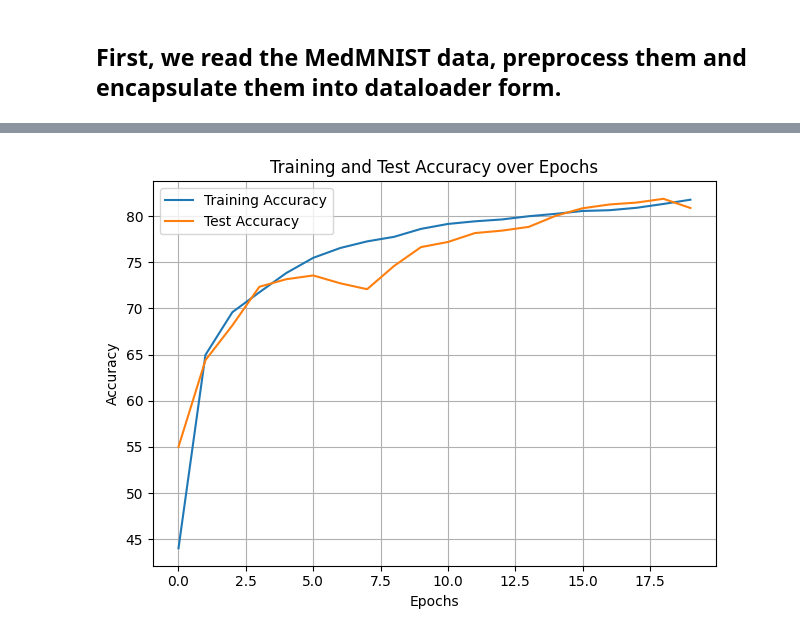
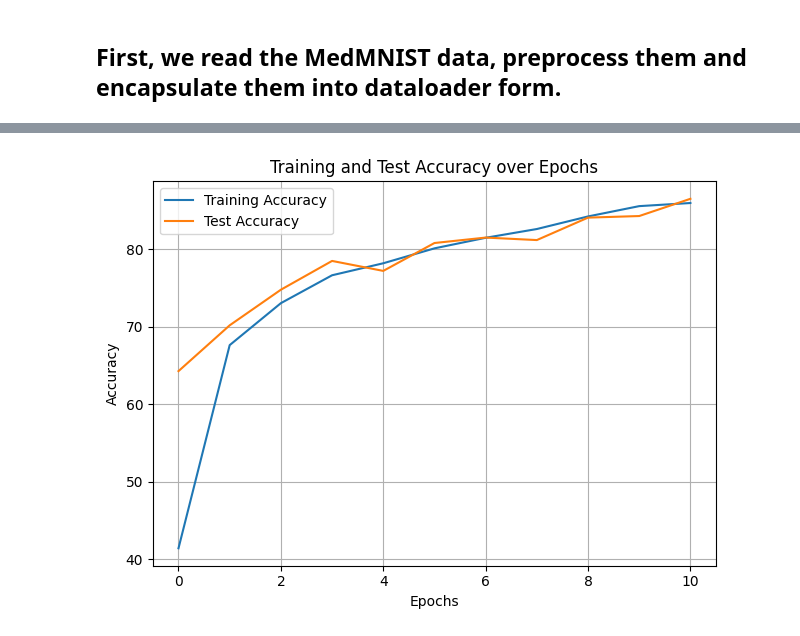
Before and after one commit to TiagoSilva35/Blood_discriminator, a Jupyter notebook: src/main.ipynb, the cells around one changed output, grey strips where cells are left out. Saved outputs shown, nothing was run; the diff lists cells and outputs as text; code cells hidden in the pictures.

```diff
--- a/src/main.ipynb
+++ b/src/main.ipynb
@@ -52,8 +52,8 @@ test_loader = data.DataLoader(dataset=test_dataset, batch_size=2*BATCH_SIZE, shu
 validation_loader = data.DataLoader(dataset=validation_dataset, batch_size=2*BATCH_SIZE, shuffle=False)
 # %%
 # variables declaration
-model_type = 'MLNN'
-n_epochs = 20
+model_type = 'CNN'
+n_epochs = 11
 n_layers = 1
 n_inputs = n_channels * 28 * 28
 size_hidden_layer = (n_inputs + n_classes) // 2 # n_classes = n_outputs
@@ -73,25 +73,81 @@ if model_type == 'CNN':
     model = CNN.CNN(n_channels, n_classes)
     optimizer = optim.Adam(model.parameters(), lr=learning_rate)
 
-    X, y = process_data(train_loader, flag=False)
-    loss_values_training, trained_model = fit(device, X, y, model, loss_function, optimizer, n_epochs)
-    write_log('loss_values_training.txt', str(loss_values_training))
+    X_train, y_train = process_data(train_loader, flag=False)
+    X_test, y_test = process_data(test_loader, flag=False)
 
-    # evaluate data
-    X, y = process_data(validation_loader, flag=False)
-    CM_val, f1_val = evaluate(device, X, y, trained_model)
-    write_log('validation_results.txt', f'Confusion Matrix:\n{CM_val}\nF1 Score: {f1_val}\n')
+    # Train and evaluate per epoch
+    training_losses = []
+    training_accs = []
+    test_losses = []
+    test_accs = []
+    test_f1s = []
 
+    for epoch in range(n_epochs):
+        # Train one epoch
+        epoch_losses, epoch_accs, model = fit(
+            device, X_train, y_train, model, loss_function, optimizer,
+            n_epochs=1, batch_size=BATCH_SIZE
+        )
+        training_losses.extend(epoch_losses)
+        training_accs.extend(epoch_accs)
 
-    # test data
-    X, y = process_data(test_loader, flag=False)
-    CM, f1 = evaluate(device, X, y, trained_model)
-    write_log('results.txt', f'Confusion Matrix:\n{CM}\nF1 Score: {f1}\n')
+        # Evaluate on test set
+        CM_test, f1_test, loss_test, acc_test = evaluate(
+            device, X_test, y_test, model, loss_function
+        )
+        test_losses.append(loss_test)
+        test_accs.append(acc_test)
+        test_f1s.append(f1_test)
 
+        print(f"Epoch [{epoch+1}/{n_epochs}] - Test Loss: {loss_test:.4f}, Test Acc: {acc_test:.2f}%, F1: {f1_test:.4f}")
+
+    trained_model = model
+
+    # Final confusion matrix and metrics
+    CM, f1, final_test_loss, final_test_acc = evaluate(
+        device, X_test, y_test, trained_model, loss_function
+    )
+
+    precision, sensitivity, specificity = get_metrics(CM)
+    complexity = sum(p.numel() for p in trained_model.parameters() if p.requires_grad)
+
+    # Calculate macro averages
+    macro_precision = np.mean(precision)
+    macro_sensitivity = np.mean(sensitivity)
+    macro_specificity = np.mean(specificity)
+
+    # Save results
+    write_log('training_history.txt',
+              f'Training Losses: {training_losses}\n'
+              f'Training Accuracies: {training_accs}\n'
+              f'Test Losses: {test_losses}\n'
+              f'Test Accuracies: {test_accs}\n'
+              f'Test F1 Scores: {test_f1s}\n')
+
+    write_log('final_results.txt',
+              f'Final Confusion Matrix:\n{CM}\n'
+              f'F1 Score: {f1:.4f}\n'
+              f'Test Loss: {final_test_loss:.4f}\n'
+              f'Test Accuracy: {final_test_acc:.2f}%\n'
+              f'Complexity: {complexity:,} parameters\n'
+              f'Macro Precision: {macro_precision:.4f}\n'
+              f'Macro Sensitivity: {macro_sensitivity:.4f}\n'
+              f'Macro Specificity: {macro_specificity:.4f}\n')
+
+    # Plot comparisons
+    plot_loss(training_losses, test_losses)
+    plot_acc(training_accs, test_accs)
     plot_confusion_matrix(CM, n_classes)
 
-    precision, sensitivity, specificity = get_metrics(CM)
-    print(precision, sensitivity, specificity)
+    print(f"\nFinal Results:")
+    print(f"Test Loss: {final_test_loss:.4f}, Test Acc: {final_test_acc:.2f}%")
+    print(f"F1 Score: {f1:.4f}")
+    print(f"Complexity: {complexity:,} parameters")
+    print(f"Macro Precision: {macro_precision:.4f}")
+    print(f"Macro Sensitivity: {macro_sensitivity:.4f}")
+    print(f"Macro Specificity: {macro_specificity:.4f}")
+
 
 
 elif model_type == 'MLNN':
@@ -202 +258 @@ Macro Specificity: 0.9726
-[figure, old version]
+[figure, new version]
```
Also changed, not shown: parts of 1 cell of this notebook, 4 other files.
